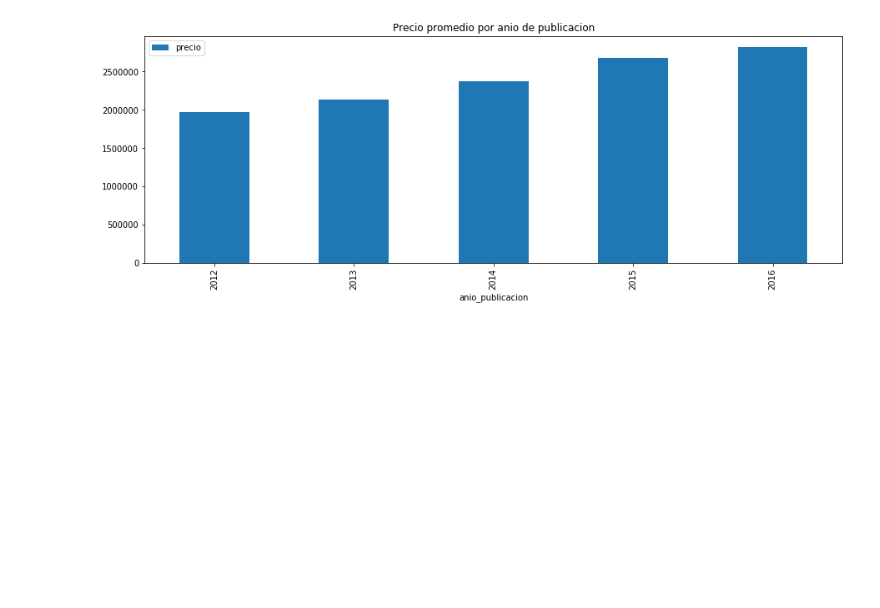
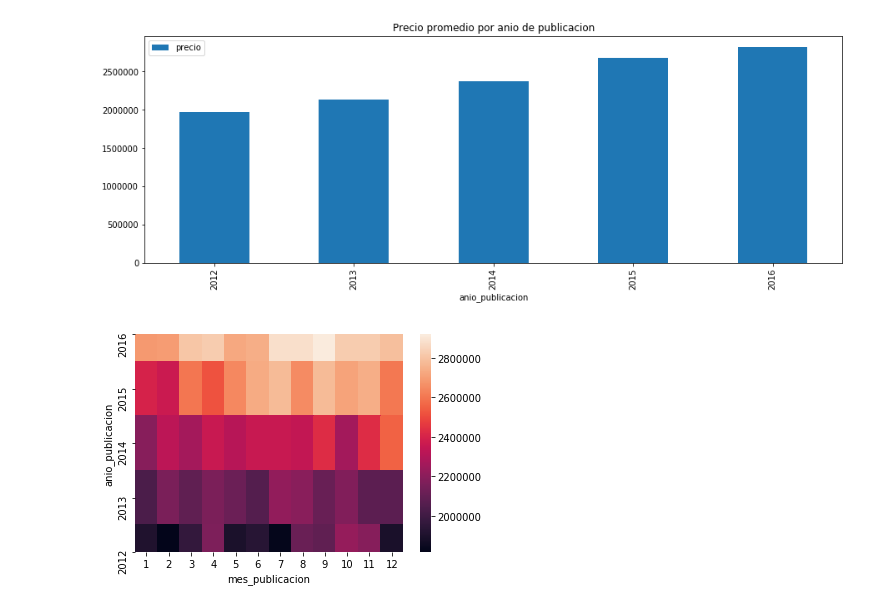
Before and after one commit to lautarofritz/TP1-Orga-de-Datos, a Jupyter notebook: TP1 Orga de Datos.ipynb, the cells around one changed output. Saved outputs shown, nothing was run; the diff lists cells and outputs as text; code cells hidden in the pictures; blank space fills up the shorter version.

```diff
--- a/TP1 Orga de Datos.ipynb
+++ b/TP1 Orga de Datos.ipynb
@@ -410,3 +412,13 @@ df_mapa.groupby('anio_publicacion').agg({'precio':'mean'}).sort_values('precio')
                                                                         title='Precio promedio por anio de publicacion');
 # %% [output]
 [figure]
+# %%
+#precio promedio por mes a traves de los años
+df_agrupado = df.loc[:,'precio':'count']
+df_agrupado = df.groupby(['anio_publicacion','mes_publicacion']).agg({'precio':'mean'})
+df_agrupado = df_agrupado.reset_index()
+df_agrupado = df_agrupado.pivot(index = 'anio_publicacion', columns = 'mes_publicacion', values = 'precio')
+
+mapita = sns.heatmap(df_agrupado.sort_index(ascending=False))
+# %% [output]
+[figure, added]
```
Also changed, not shown: parts of 5 cells of this notebook.
